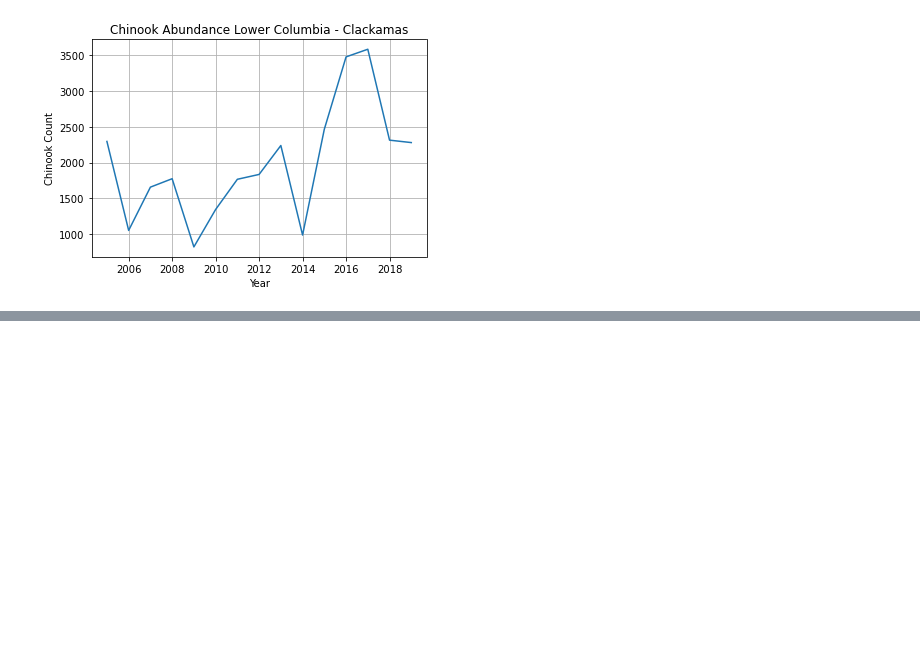
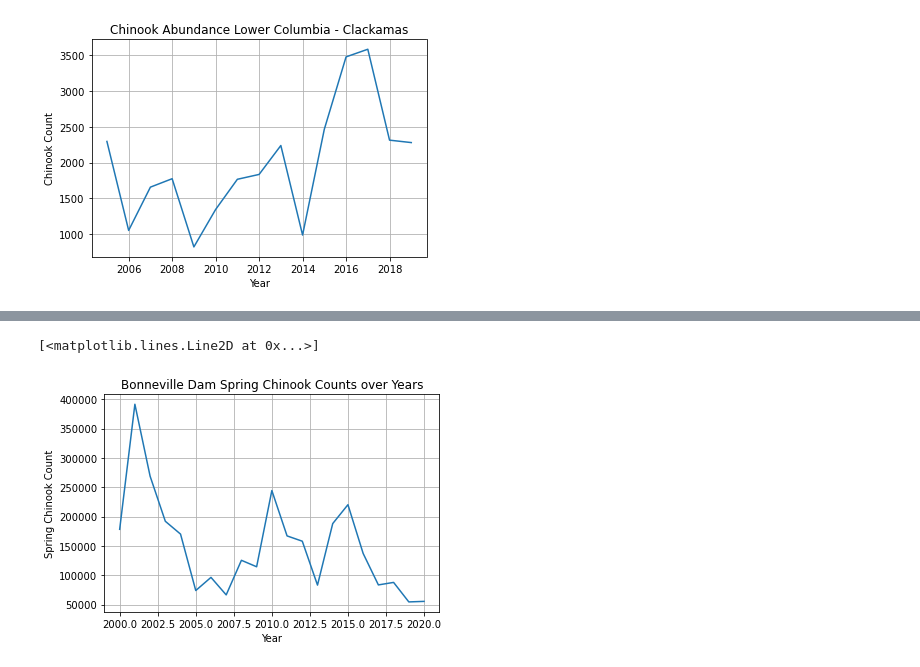
Before and after one commit to jayhjman/bootcamp-project1, a Jupyter notebook: Chinook-Salmon.ipynb, the cells around one changed output, grey strips where cells are left out. Cells and saved outputs as stored; diff of their text form; code cells hidden in the pictures; blank space fills up the shorter version.

Commit message:
added bonneville dam and willamette falls chinook data

```diff
--- a/Chinook-Salmon.ipynb
+++ b/Chinook-Salmon.ipynb
@@ -35,3 +35,21 @@ ax.plot(clean_salmon_df["spawning_year"], clean_salmon_df["WildCount"] )
 # %% [output]
 [<matplotlib.lines.Line2D at 0x...>]
 [figure]
+# %%
+# Read in Bonneville Dam Spring Chinook Counts
+bonneville_file = "Resources/Chinook_Bonneville_Counts.csv"
+
+# Grab only the columns we want
+bonneville_salmon_df = pd.read_csv(bonneville_file, usecols=["Project","Year","Dates", "Chinook"])
+
+# Make sure we only get 2000 to 2020
+bonneville_salmon_df =  bonneville_salmon_df[
+    (bonneville_salmon_df["Year"] > 1999) &
+    (bonneville_salmon_df["Year"] < 2021)
+]
+
+# Clean up data types
+bonneville_salmon_df["Year"] = bonneville_salmon_df["Year"].astype('int')
+bonneville_salmon_df["Chinook"] = bonneville_salmon_df["Chinook"].astype('int')
+
+bonneville_salmon_df
@@ -37,0 +74,11 @@ ax.plot(clean_salmon_df["spawning_year"], clean_salmon_df["WildCount"] )
+# %%
+# Quick Plot of the Spring Chinook Counts over Years
+fig, ax = plt.subplots()
+ax.set_xlabel("Year")
+ax.set_ylabel("Spring Chinook Count")
+ax.set_title("Bonneville Dam Spring Chinook Counts over Years")
+ax.grid(True)
+ax.plot(bonneville_salmon_df["Year"], bonneville_salmon_df["Chinook"] )
+# %% [output]
+[<matplotlib.lines.Line2D at 0x...>]
+[figure, added]
```
Also changed, not shown: parts of 3 cells of this notebook, 2 other files.
